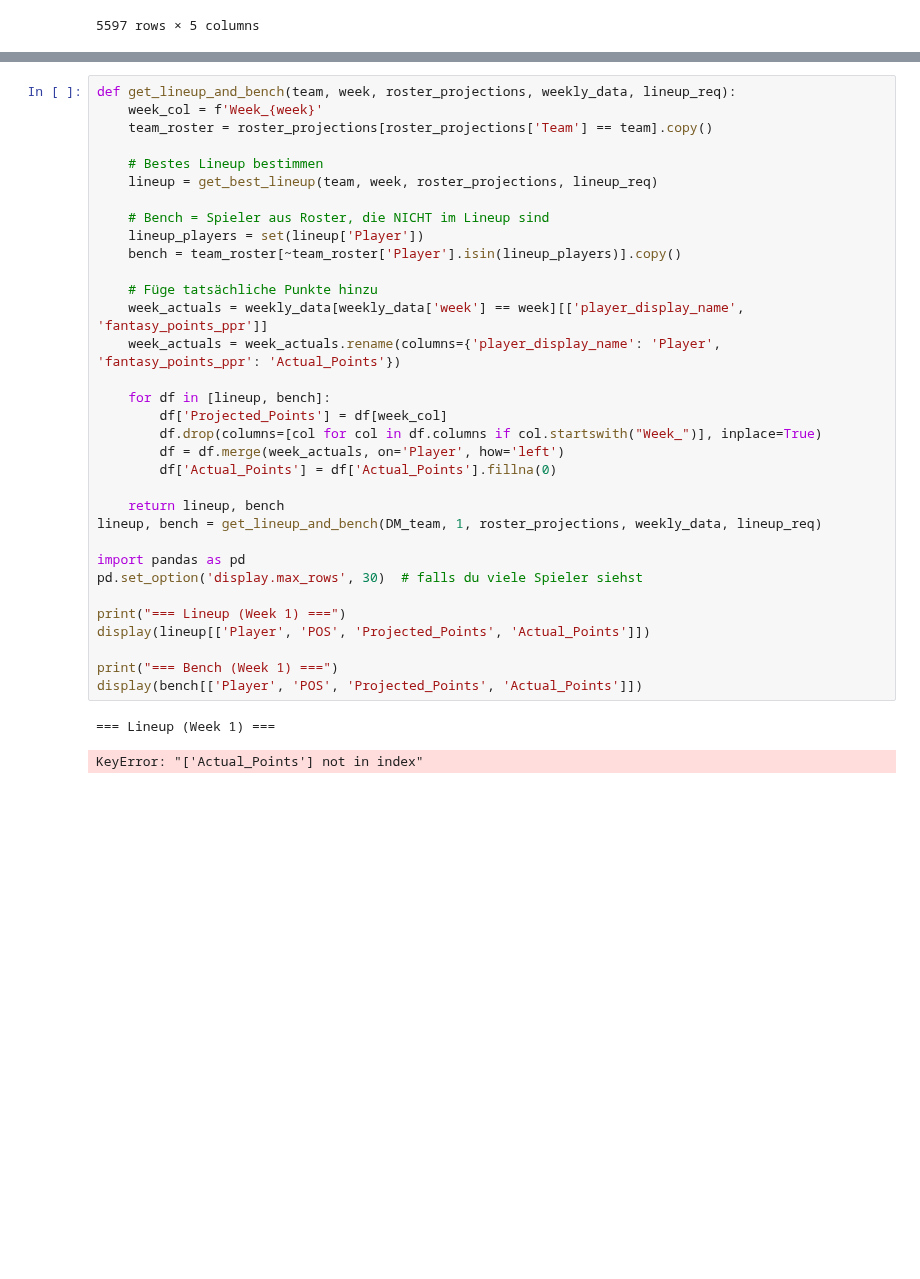
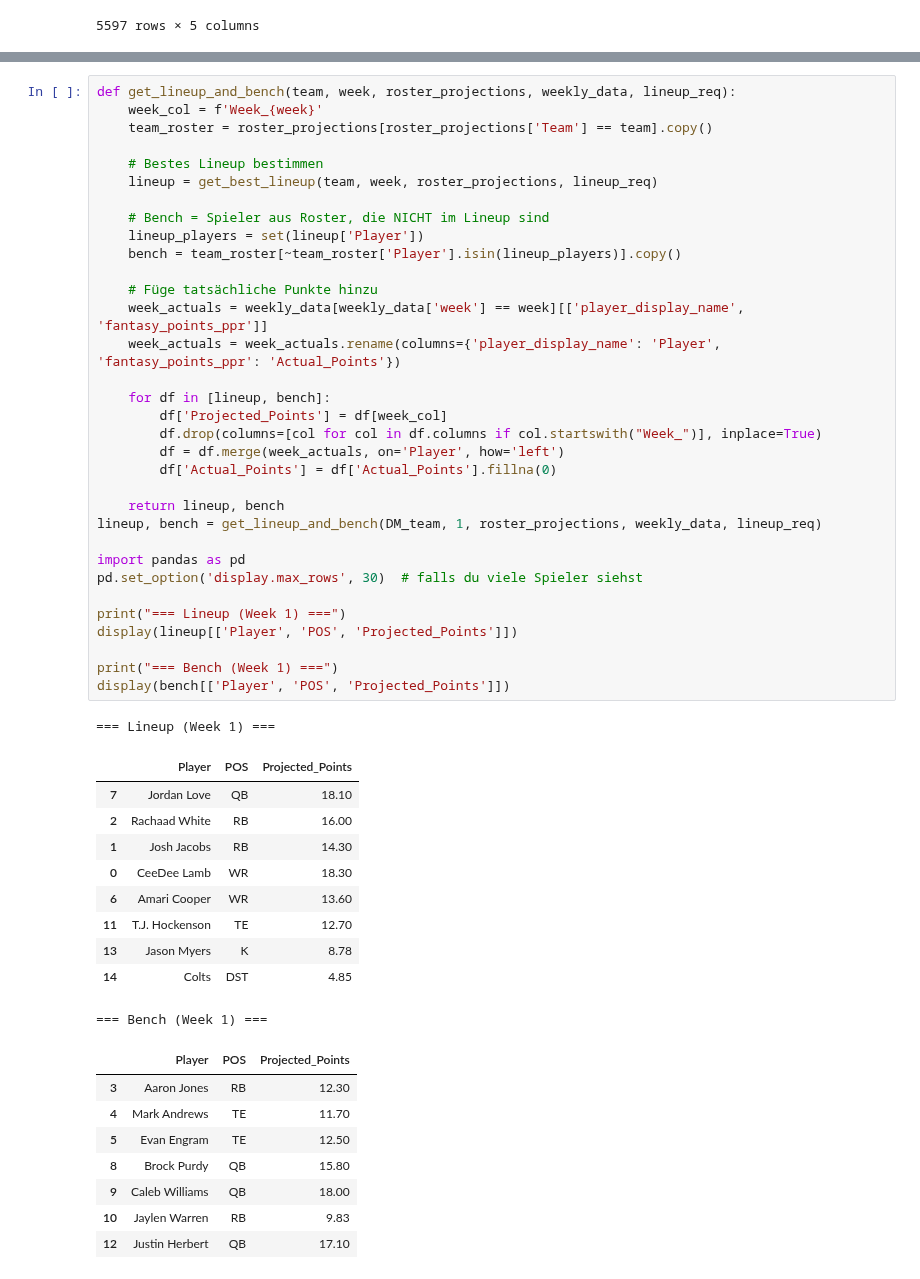
Before and after one commit to alexk2206/Data_Driven_Fantasy_Football, a Jupyter notebook: Enhanced_optimization_new.ipynb, the cells around one changed output, grey strips where cells are left out. Drawn from its saved outputs; the diff is of its cells as text; blank space fills up the shorter version.

```diff
--- a/Enhanced_optimization_new.ipynb
+++ b/Enhanced_optimization_new.ipynb
@@ -1162,36 +1198,53 @@ def get_lineup_and_bench(team, week, roster_projections, weekly_data, lineup_req
     team_roster = roster_projections[roster_projections['Team'] == team].copy()
 
     # Bestes Lineup bestimmen
     lineup = get_best_lineup(team, week, roster_projections, lineup_req)
 
     # Bench = Spieler aus Roster, die NICHT im Lineup sind
     lineup_players = set(lineup['Player'])
     bench = team_roster[~team_roster['Player'].isin(lineup_players)].copy()
 
     # Füge tatsächliche Punkte hinzu
     week_actuals = weekly_data[weekly_data['week'] == week][['player_display_name', 'fantasy_points_ppr']]
     week_actuals = week_actuals.rename(columns={'player_display_name': 'Player', 'fantasy_points_ppr': 'Actual_Points'})
 
     for df in [lineup, bench]:
         df['Projected_Points'] = df[week_col]
         df.drop(columns=[col for col in df.columns if col.startswith("Week_")], inplace=True)
         df = df.merge(week_actuals, on='Player', how='left')
         df['Actual_Points'] = df['Actual_Points'].fillna(0)
 
     return lineup, bench
 lineup, bench = get_lineup_and_bench(DM_team, 1, roster_projections, weekly_data, lineup_req)
 
 import pandas as pd
 pd.set_option('display.max_rows', 30)  # falls du viele Spieler siehst
 
 print("=== Lineup (Week 1) ===")
-display(lineup[['Player', 'POS', 'Projected_Points', 'Actual_Points']])
+display(lineup[['Player', 'POS', 'Projected_Points']])
 
 print("=== Bench (Week 1) ===")
-display(bench[['Player', 'POS', 'Projected_Points', 'Actual_Points']])
+display(bench[['Player', 'POS', 'Projected_Points']])
 # %% [output]
 === Lineup (Week 1) ===
+|  | Player | POS | Projected_Points |
+| 7 | Jordan Love | QB | 18.10 |
+| 2 | Rachaad White | RB | 16.00 |
+| 1 | Josh Jacobs | RB | 14.30 |
+| 0 | CeeDee Lamb | WR | 18.30 |
+| 6 | Amari Cooper | WR | 13.60 |
+| 11 | T.J. Hockenson | TE | 12.70 |
+| 13 | Jason Myers | K | 8.78 |
+| 14 | Colts | DST | 4.85 |
-KeyError: "['Actual_Points'] not in index"
+=== Bench (Week 1) ===
+|  | Player | POS | Projected_Points |
+| 3 | Aaron Jones | RB | 12.30 |
+| 4 | Mark Andrews | TE | 11.70 |
+| 5 | Evan Engram | TE | 12.50 |
+| 8 | Brock Purdy | QB | 15.80 |
+| 9 | Caleb Williams | QB | 18.00 |
+| 10 | Jaylen Warren | RB | 9.83 |
+| 12 | Justin Herbert | QB | 17.10 |
 # %%
 # Deine vorhandene Liste mit Teams
 teams = [f'Team {i+1}' for i in range(num_teams)]
```
Also changed, not shown: parts of 9 cells of this notebook.
